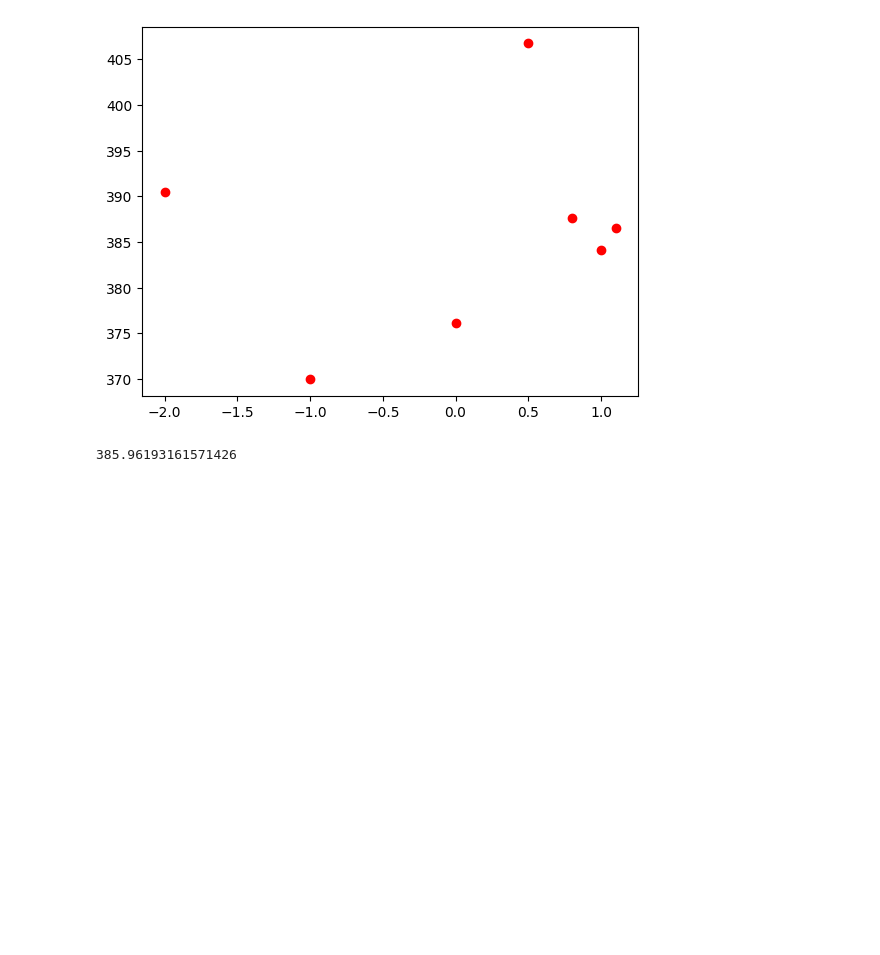
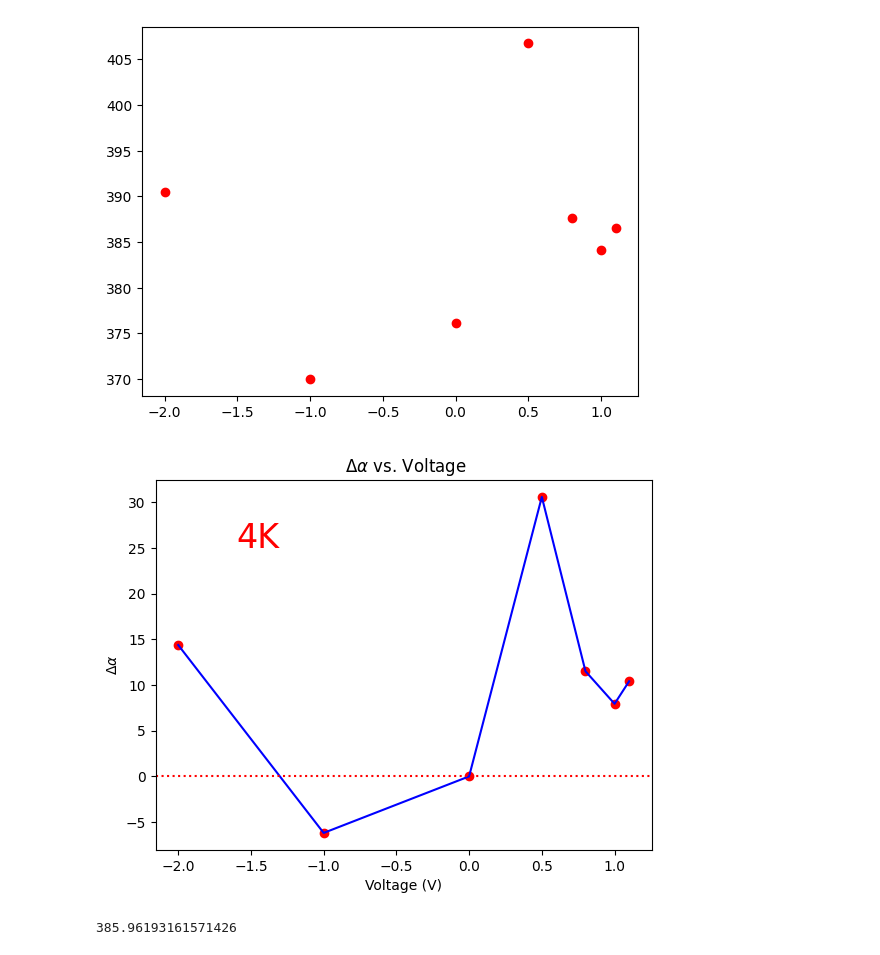
Before and after one commit to madelynnjm/Updated_Thesis, a Jupyter notebook: Falco/4KNEFF.ipynb, the cells around one changed output. Drawn from its saved outputs; the diff is of its cells as text; code cells hidden in the pictures; blank space fills up the shorter version.

```diff
--- a/Falco/4KNEFF.ipynb
+++ b/Falco/4KNEFF.ipynb
@@ -102,7 +102,7 @@ print(voltages)
 [-2, -1, 0, 0.5, 0.8, 1, 1.1]
 # %%
 #absorption coefficient array
-alpha = [390.53735989, 369.96290047, 376.15263474, 406.75013767, 387.66747036, 384.09874272, 386.56427546]
+alpha = np.array([390.53735989, 369.96290047, 376.15263474, 406.75013767, 387.66747036, 384.09874272, 386.56427546])
 
 plt.plot(voltages, alpha, 'ro', label='data')
 #plt.plot(x, del_lam, 'b-', label='data')
@@ -113,6 +113,22 @@ plt.show()
 # %%
 #saving this to a csv file
 np.savetxt("FinalCSVs/4KAbsorb.csv", np.c_[voltages, alpha], delimiter = ",")
+# %%
+Dalpha = alpha - alpha[2]
+
+plt.plot(voltages, Dalpha, 'ro', label='data')
+plt.plot(voltages, Dalpha, 'b-', label='data')
+plt.axhline(y = 0, color = 'r', linestyle = ':')
+plt.title( " $\\Delta \\alpha$ vs. Voltage ")
+plt.xlabel('Voltage (V)')
+plt.ylabel('$\\Delta \\alpha$')
+plt.text(-1.6, 25, r'4K', color = "red", fontsize="24")
+#plt.plot(x, del_lam, 'b-', label='data')
+#plt.plot(x, ydata, 'b-', label='data')
+plt.savefig("4K-D-alpha.png")
+plt.show()
+# %% [output]
+[figure, added]
 # %%
 average_alpha = np.mean(alpha)
 print(average_alpha)
```
Also changed, not shown: parts of 1 cell of this notebook, 8 other files.
